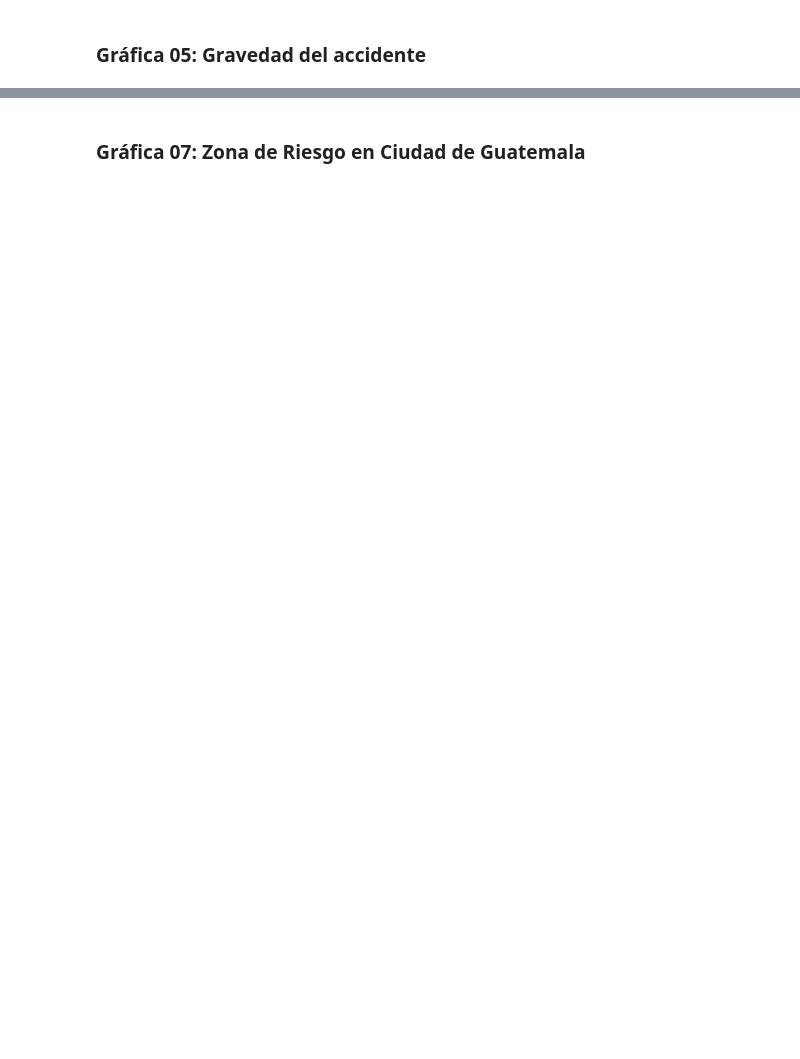
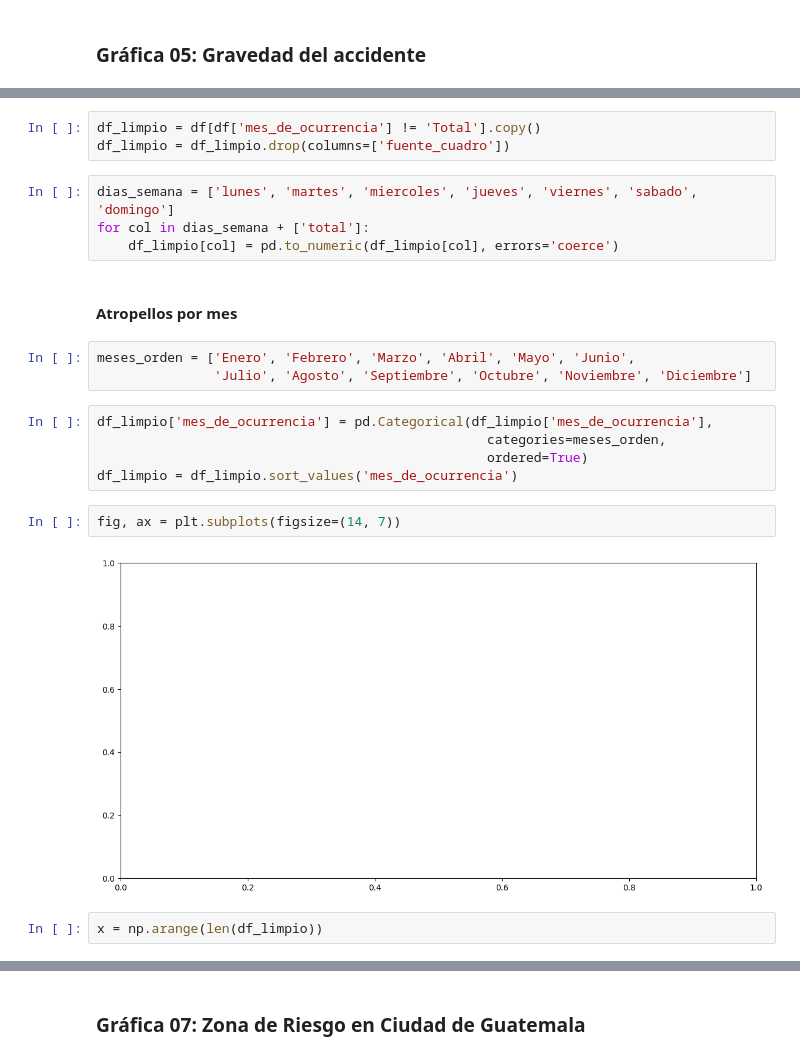
Before and after one commit to lemoonchild/lab10_visualizacion, a Jupyter notebook: lab10.ipynb, the cells around one changed output, grey strips where cells are left out. Drawn from its saved outputs; the diff is of its cells as text; blank space fills up the shorter version.

```diff
--- a/lab10.ipynb
+++ b/lab10.ipynb
@@ -486,0 +645,23 @@ display(Image('grafico4_perfil_conductores.png'))
+# %%
+df_limpio = df[df['mes_de_ocurrencia'] != 'Total'].copy()
+df_limpio = df_limpio.drop(columns=['fuente_cuadro'])
+# %%
+dias_semana = ['lunes', 'martes', 'miercoles', 'jueves', 'viernes', 'sabado', 'domingo']
+for col in dias_semana + ['total']:
+    df_limpio[col] = pd.to_numeric(df_limpio[col], errors='coerce')
+# %% [markdown]
+#### Atropellos por mes
+# %%
+meses_orden = ['Enero', 'Febrero', 'Marzo', 'Abril', 'Mayo', 'Junio',
+               'Julio', 'Agosto', 'Septiembre', 'Octubre', 'Noviembre', 'Diciembre']
+# %%
+df_limpio['mes_de_ocurrencia'] = pd.Categorical(df_limpio['mes_de_ocurrencia'],
+                                                  categories=meses_orden,
+                                                  ordered=True)
+df_limpio = df_limpio.sort_values('mes_de_ocurrencia')
+# %%
+fig, ax = plt.subplots(figsize=(14, 7))
+# %% [output]
+[figure, added]
+# %%
+x = np.arange(len(df_limpio))
```
Also changed, not shown: parts of 85 cells of this notebook, 5 other files.
